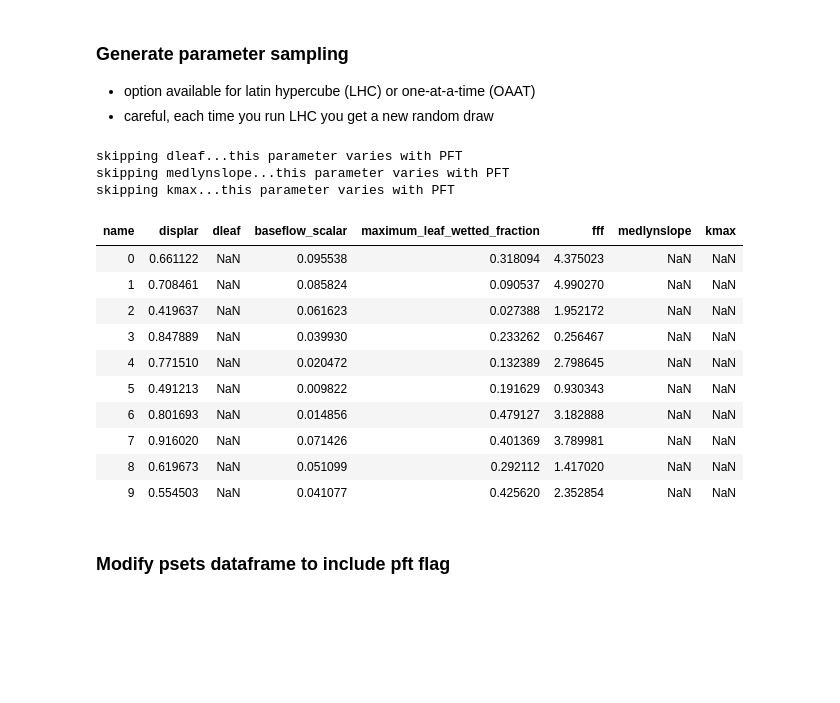
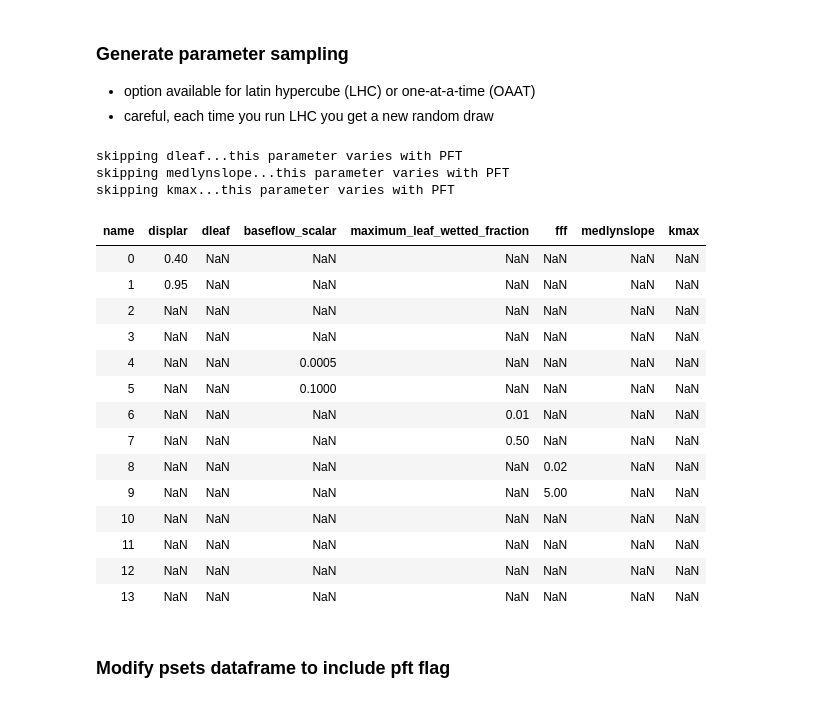
Before and after one commit to djk2120/CLM5PPE, a Jupyter notebook: params/scripts/generate_params.ipynb, the cells around one changed output. Saved outputs shown, nothing was run; the diff lists cells and outputs as text; code cells hidden in the pictures; blank space fills up the shorter version.

```diff
--- a/params/scripts/generate_params.ipynb
+++ b/params/scripts/generate_params.ipynb
@@ -76,8 +76,8 @@ array([1, 5, 6])
  * option available for latin hypercube (LHC) or one-at-a-time (OAAT)
  * careful, each time you run LHC you get a new random draw
 # %%
-#sampling_protocol = 'OAAT'
-sampling_protocol = 'LHC'
+sampling_protocol = 'OAAT'
+#sampling_protocol = 'LHC'
 prefix = sampling_protocol
 nparam = len(params['name'])  #number of parameters
 
@@ -172,43 +172,47 @@ elif sampling_protocol == 'OAAT':
             # get the index for the current pft param
             pftind = params.index[params['min']=='pft'][j]
 
             # assign the values for min and max
             pft_array[j,:,0]=np.fromstring(params['pft_mins'][pftind],dtype='float',sep=',')
             pft_array[j,:,1]=np.fromstring(params['pft_maxs'][pftind],dtype='float',sep=',')
             # can't store pft_array as a pandas dataframe because it's 3D
             # unless there is some alternate way to store this data?
 
     # assign values to the parameter array
     for i in range(nparam):
         if params['min'].values[i]=='pft':
             # TO DO: what's a good placeholder, to denote need to reference pft_array?
             # e.g., param_array[mins_index[0][i]][i] = float('pft')
             # but numpy doesn't like assigning a string to an existing array of floats
             # for now, just print a message
             print('skipping '+params['name'].values[i]+'...this parameter varies with PFT')
         else:
             # assign min/max values
             param_array[mins_index[0][i]][i]=params['min'].values[i]
             param_array[maxs_index[0][i]][i]=params['max'].values[i]
 
 # store psets in a pandas dataframe
 psets = pd.DataFrame(data=param_array, index=None, columns=params['name'])
 psets
 # %% [output]
 skipping dleaf...this parameter varies with PFT
 skipping medlynslope...this parameter varies with PFT
 skipping kmax...this parameter varies with PFT
 | name | displar | dleaf | baseflow_scalar | maximum_leaf_wetted_fraction | fff | medlynslope | kmax |
-| 0 | 0.661122 | NaN | 0.095538 | 0.318094 | 4.375023 | NaN | NaN |
-| 1 | 0.708461 | NaN | 0.085824 | 0.090537 | 4.990270 | NaN | NaN |
-| 2 | 0.419637 | NaN | 0.061623 | 0.027388 | 1.952172 | NaN | NaN |
-| 3 | 0.847889 | NaN | 0.039930 | 0.233262 | 0.256467 | NaN | NaN |
-| 4 | 0.771510 | NaN | 0.020472 | 0.132389 | 2.798645 | NaN | NaN |
-| 5 | 0.491213 | NaN | 0.009822 | 0.191629 | 0.930343 | NaN | NaN |
-| 6 | 0.801693 | NaN | 0.014856 | 0.479127 | 3.182888 | NaN | NaN |
-| 7 | 0.916020 | NaN | 0.071426 | 0.401369 | 3.789981 | NaN | NaN |
-| 8 | 0.619673 | NaN | 0.051099 | 0.292112 | 1.417020 | NaN | NaN |
-| 9 | 0.554503 | NaN | 0.041077 | 0.425620 | 2.352854 | NaN | NaN |
+| 0 | 0.40 | NaN | NaN | NaN | NaN | NaN | NaN |
+| 1 | 0.95 | NaN | NaN | NaN | NaN | NaN | NaN |
+| 2 | NaN | NaN | NaN | NaN | NaN | NaN | NaN |
+| 3 | NaN | NaN | NaN | NaN | NaN | NaN | NaN |
+| 4 | NaN | NaN | 0.0005 | NaN | NaN | NaN | NaN |
+| 5 | NaN | NaN | 0.1000 | NaN | NaN | NaN | NaN |
+| 6 | NaN | NaN | NaN | 0.01 | NaN | NaN | NaN |
+| 7 | NaN | NaN | NaN | 0.50 | NaN | NaN | NaN |
+| 8 | NaN | NaN | NaN | NaN | 0.02 | NaN | NaN |
+| 9 | NaN | NaN | NaN | NaN | 5.00 | NaN | NaN |
+| 10 | NaN | NaN | NaN | NaN | NaN | NaN | NaN |
+| 11 | NaN | NaN | NaN | NaN | NaN | NaN | NaN |
+| 12 | NaN | NaN | NaN | NaN | NaN | NaN | NaN |
+| 13 | NaN | NaN | NaN | NaN | NaN | NaN | NaN |
 # %% [markdown]
 ### Modify psets dataframe to include pft flag
 # %%
```
Also changed, not shown: parts of 5 cells of this notebook, 27 other files.
